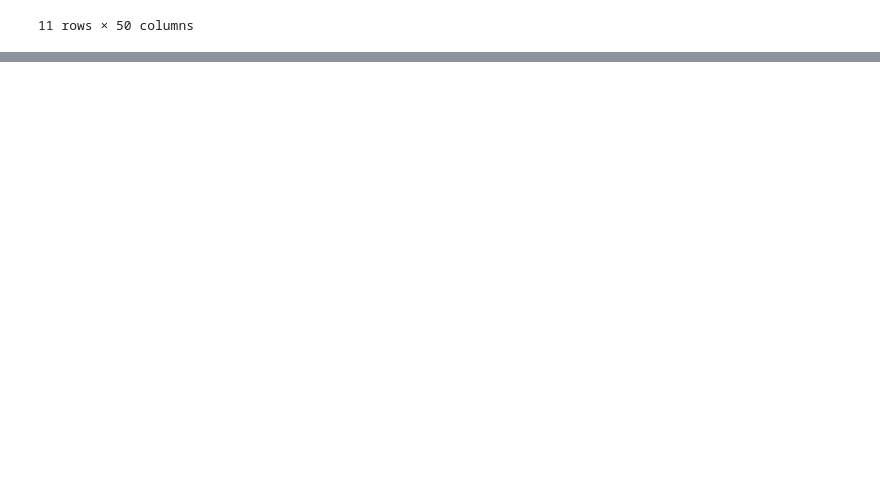
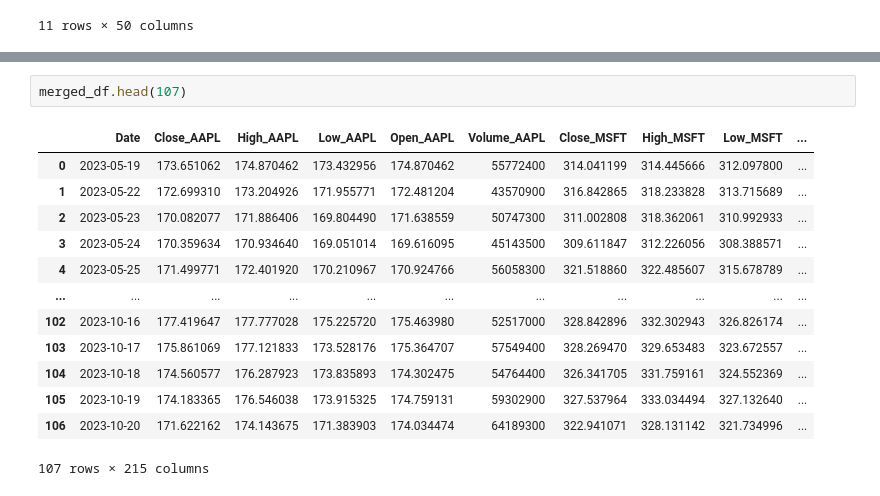
Before and after one commit to abhishek-java10/Real-time-Stock-Prediction, a Jupyter notebook: Test_viz.ipynb, the cells around one changed output, grey strips where cells are left out. Cells and saved outputs as stored; diff of their text form; blank space fills up the shorter version.

```diff
--- a/Test_viz.ipynb
+++ b/Test_viz.ipynb
@@ -71,0 +89,16 @@ actual_data
+# %%
+merged_df.head(107)
+# %% [output]
+|  | Date | Close_AAPL | High_AAPL | Low_AAPL | Open_AAPL | Volume_AAPL | Close_MSFT | High_MSFT | Low_MSFT | ... |
+| 0 | 2023-05-19 | 173.651062 | 174.870462 | 173.432956 | 174.870462 | 55772400 | 314.041199 | 314.445666 | 312.097800 | ... |
+| 1 | 2023-05-22 | 172.699310 | 173.204926 | 171.955771 | 172.481204 | 43570900 | 316.842865 | 318.233828 | 313.715689 | ... |
+| 2 | 2023-05-23 | 170.082077 | 171.886406 | 169.804490 | 171.638559 | 50747300 | 311.002808 | 318.362061 | 310.992933 | ... |
+| 3 | 2023-05-24 | 170.359634 | 170.934640 | 169.051014 | 169.616095 | 45143500 | 309.611847 | 312.226056 | 308.388571 | ... |
+| 4 | 2023-05-25 | 171.499771 | 172.401920 | 170.210967 | 170.924766 | 56058300 | 321.518860 | 322.485607 | 315.678789 | ... |
+| ... | ... | ... | ... | ... | ... | ... | ... | ... | ... | ... |
+| 102 | 2023-10-16 | 177.419647 | 177.777028 | 175.225720 | 175.463980 | 52517000 | 328.842896 | 332.302943 | 326.826174 | ... |
+| 103 | 2023-10-17 | 175.861069 | 177.121833 | 173.528176 | 175.364707 | 57549400 | 328.269470 | 329.653483 | 323.672557 | ... |
+| 104 | 2023-10-18 | 174.560577 | 176.287923 | 173.835893 | 174.302475 | 54764400 | 326.341705 | 331.759161 | 324.552369 | ... |
+| 105 | 2023-10-19 | 174.183365 | 176.546038 | 173.915325 | 174.759131 | 59302900 | 327.537964 | 333.034494 | 327.132640 | ... |
+| 106 | 2023-10-20 | 171.622162 | 174.143675 | 171.383903 | 174.034474 | 64189300 | 322.941071 | 328.131142 | 321.734996 | ... |
+107 rows × 215 columns
```
Also changed, not shown: parts of 6 cells of this notebook, 3 other files.
